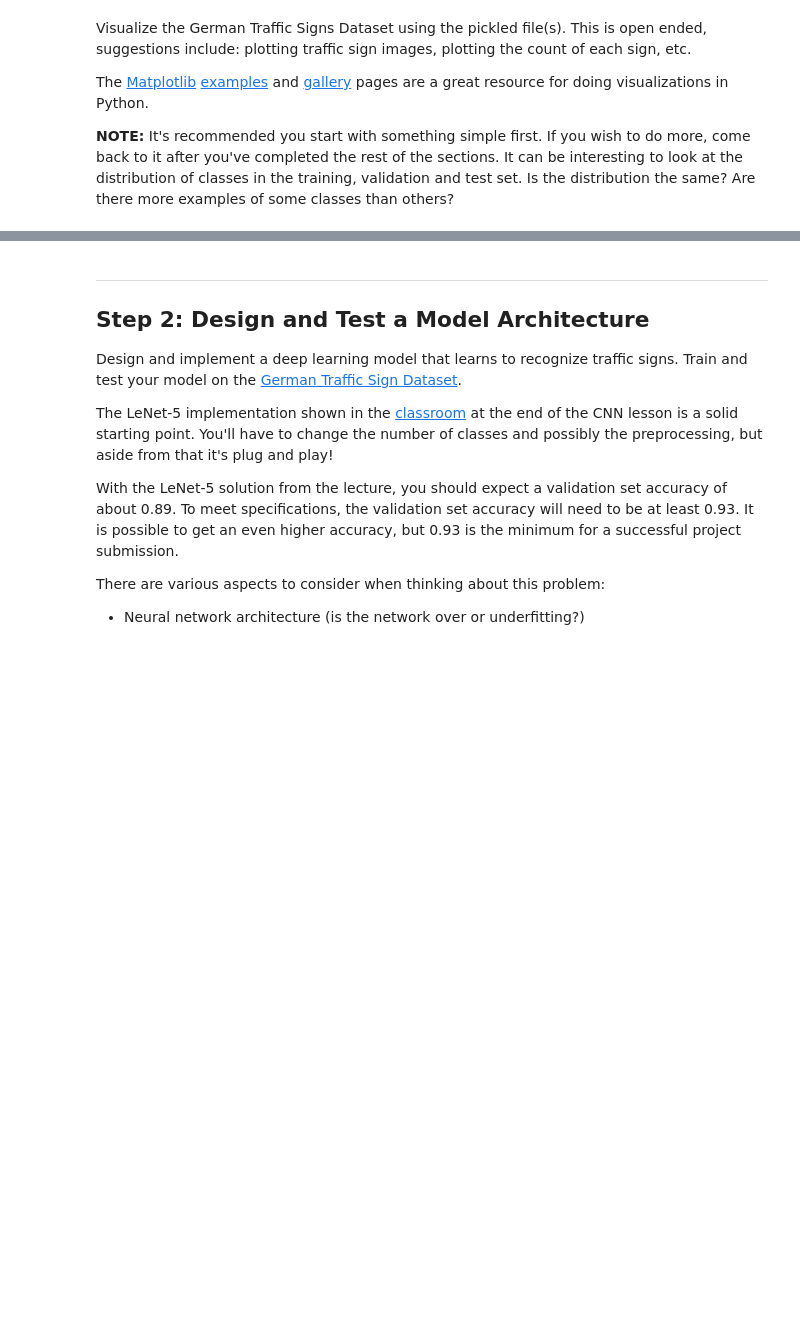
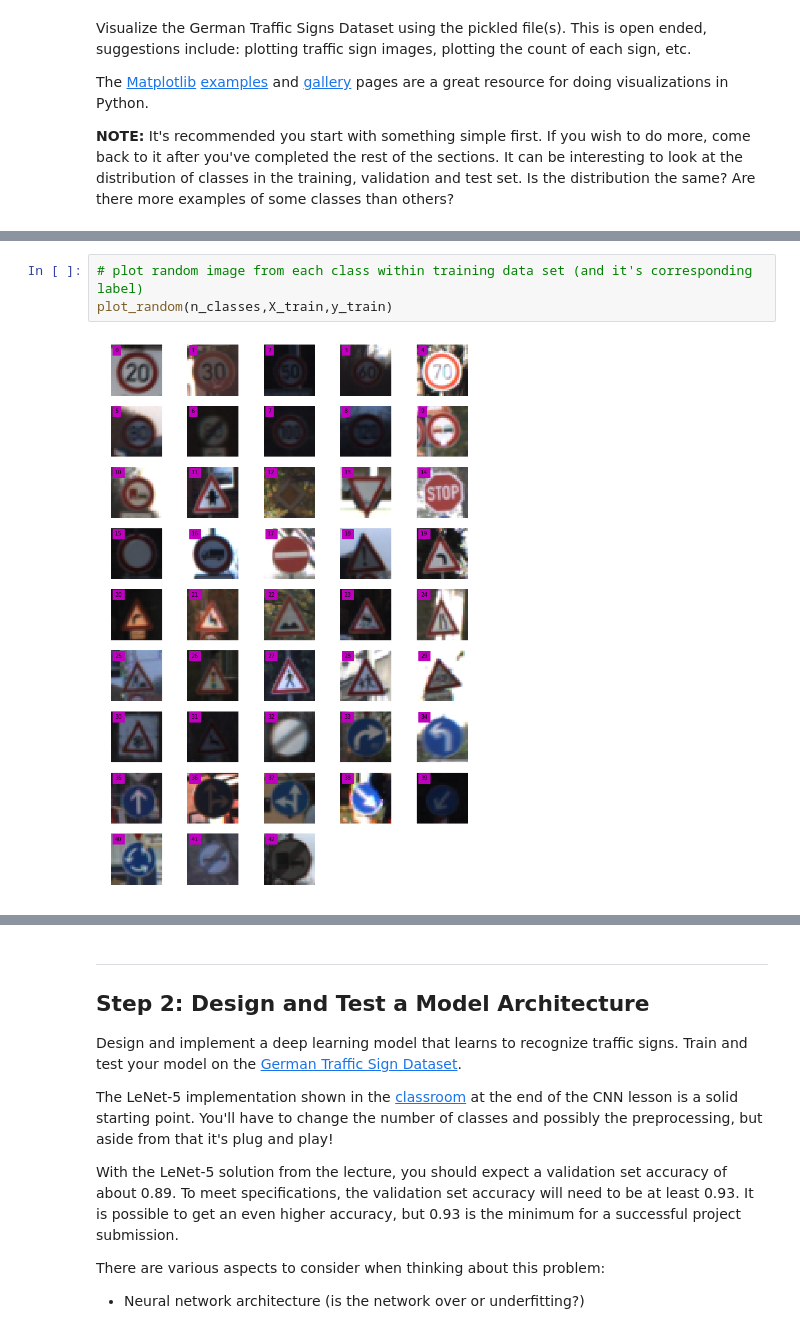
Before and after one commit to ChristianSAW/Traffic-Sign-Classifier, a Jupyter notebook: Traffic_Sign_Classifier.ipynb, the cells around one changed output, grey strips where cells are left out. Cells and saved outputs as stored; diff of their text form; blank space fills up the shorter version.

```diff
--- a/Traffic_Sign_Classifier.ipynb
+++ b/Traffic_Sign_Classifier.ipynb
@@ -100,0 +194,5 @@ import matplotlib.pyplot as plt
+# %%
+# plot random image from each class within training data set (and it's corresponding label)
+plot_random(n_classes,X_train,y_train)
+# %% [output]
+[figure, added]
```
Also changed, not shown: parts of 6 cells of this notebook.
